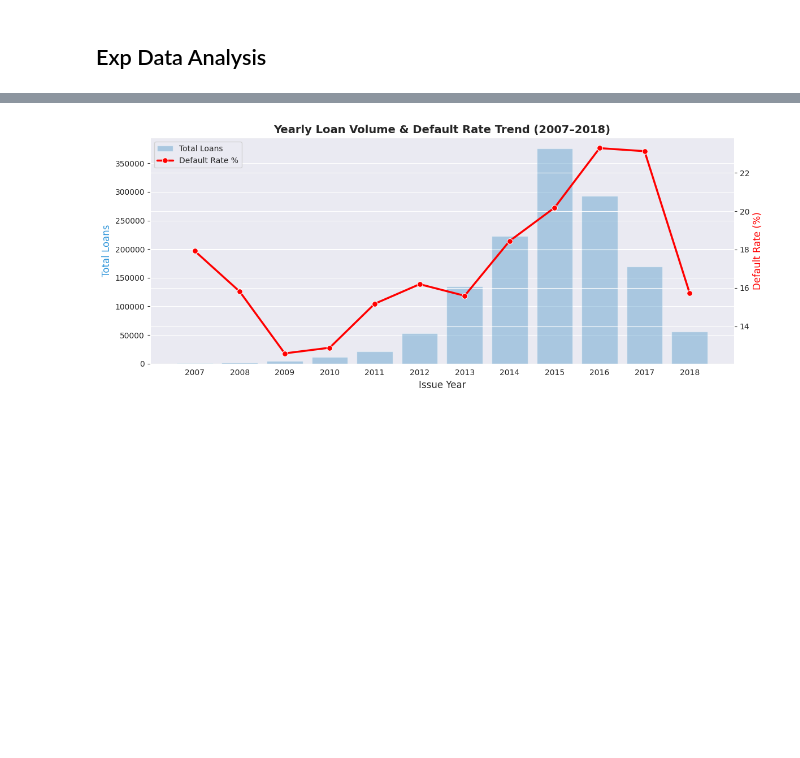
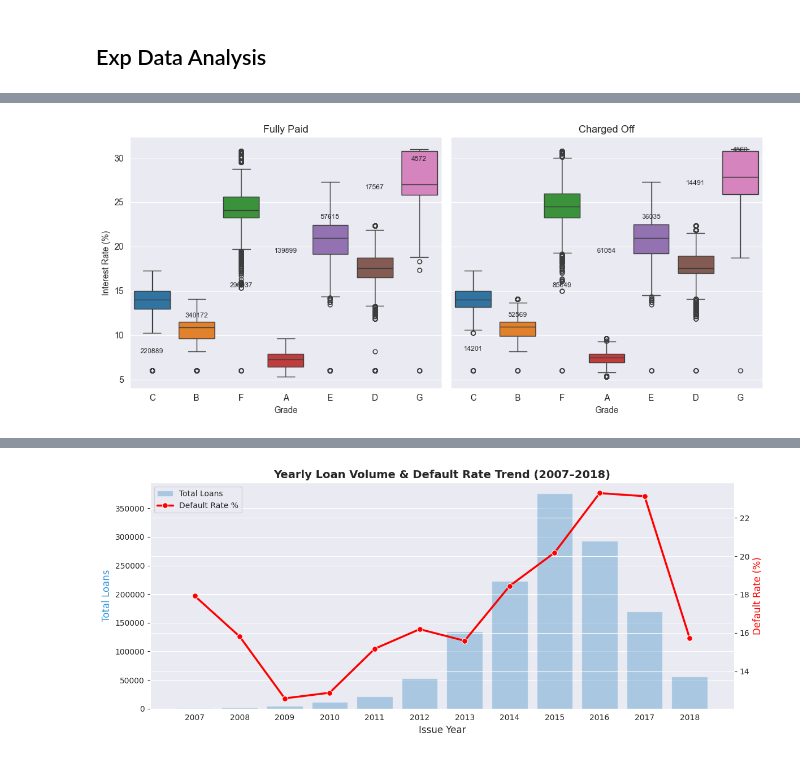
Before and after one commit to Bao-Tien2k6/rl-credit-scoring, a Jupyter notebook: notebook/eda_accepted.ipynb, the cells around one changed output, grey strips where cells are left out. Cells and saved outputs as stored; diff of their text form; code cells hidden in the pictures; blank space fills up the shorter version.

```diff
--- a/notebook/eda_accepted.ipynb
+++ b/notebook/eda_accepted.ipynb
@@ -97,0 +217,75 @@ shape: (9, 2)
+# %%
+import polars as pl
+import pandas as pd
+import seaborn as sns
+import matplotlib.pyplot as plt
+
+# Convert to pandas for seaborn
+plot_df = (
+    accepted_df
+    .select(["grade", "int_rate", "target"])
+    .to_pandas()
+)
+
+# Boxplots by grade, split by target
+g = sns.catplot(
+    data=plot_df,
+    x="grade",
+    y="int_rate",
+    col="target",
+    kind="box",
+    hue="grade",
+    legend=False,
+    height=5,
+    aspect=1.1
+)
+
+# Add counts above each box
+for ax, target_value in zip(
+    g.axes.flat,
+    sorted(plot_df["target"].unique())
+):
+
+    subset = plot_df[plot_df["target"] == target_value]
+
+    counts = (
+        subset
+        .groupby("grade")
+        .size()
+        .reset_index(name="count")
+    )
+
+    for i, row in enumerate(counts.itertuples()):
+
+        median_val = subset.loc[
+            subset["grade"] == row.grade,
+            "int_rate"
+        ].median()
+
+        ax.text(
+            i,
+            median_val * 1.1,
+            str(row.count),
+            ha="center",
+            fontsize=8
+        )
+
+# Replace facet titles
+title_map = {
+    0: "Fully Paid",
+    1: "Charged Off"
+}
+
+for ax, target_value in zip(
+    g.axes.flat,
+    sorted(plot_df["target"].unique())
+):
+    ax.set_title(title_map[target_value])
+
+# Axis labels
+g.set_axis_labels("Grade", "Interest Rate (%)")
+
+plt.tight_layout()
+plt.show()
+# %% [output]
+[figure, added]
```
Also changed, not shown: parts of 71 cells of this notebook.
